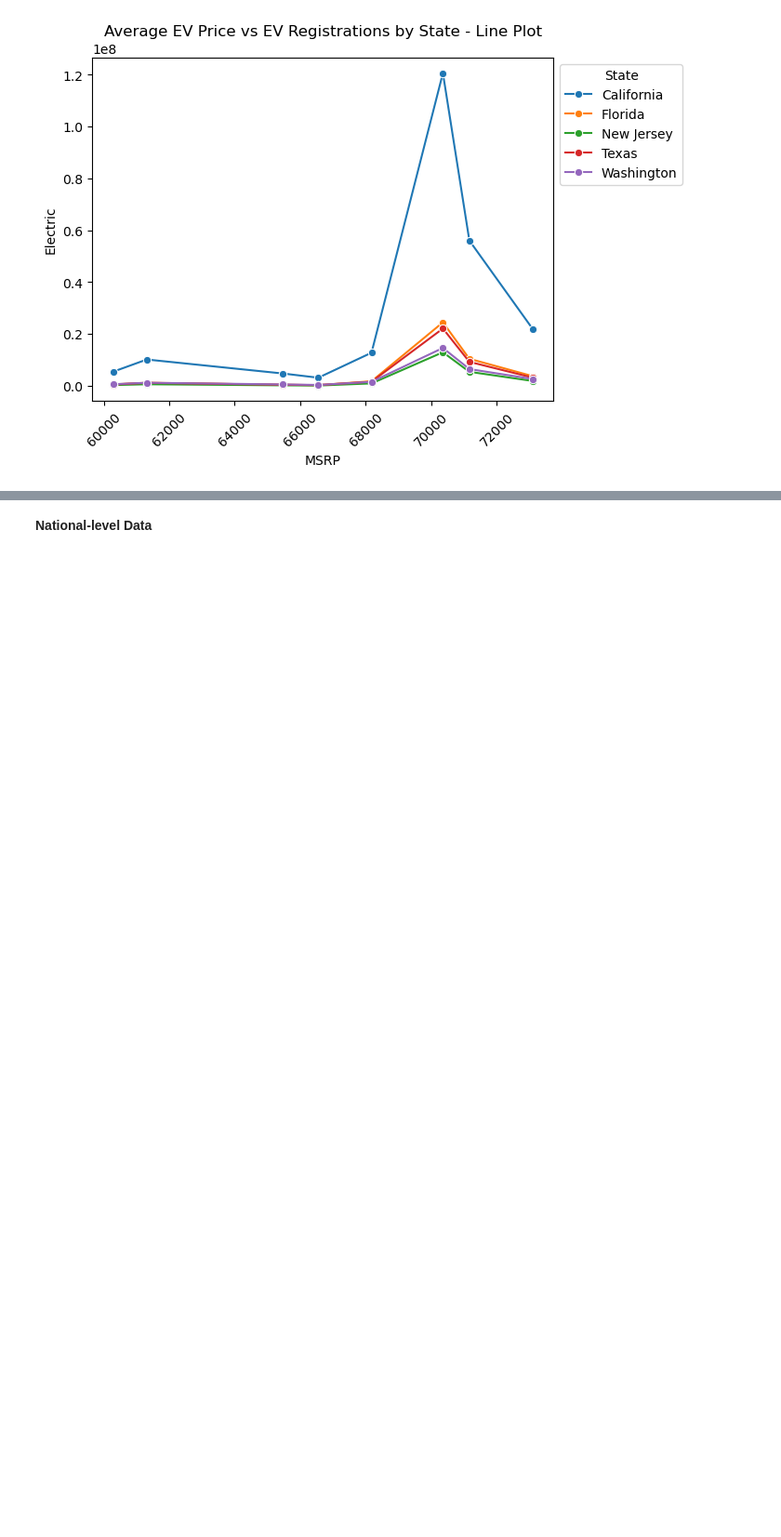
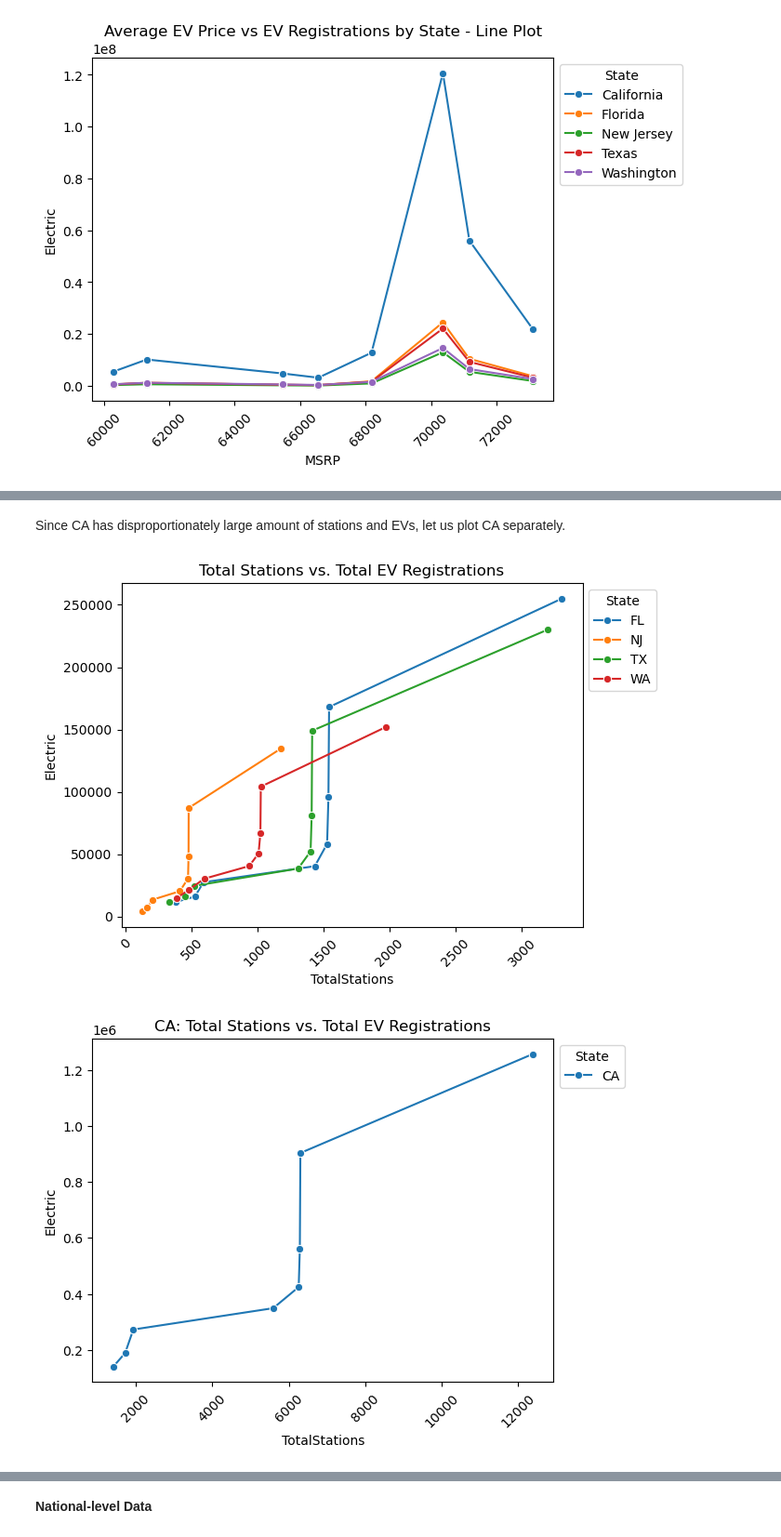
Before and after one commit to kyle-du/ev-research-proj, a Jupyter notebook: INFO2950_Phase 2_Deliverable.ipynb, the cells around one changed output, grey strips where cells are left out. Shown at 93% size. Cells and saved outputs as stored; diff of their text form; code cells hidden in the pictures; blank space fills up the shorter version.

```diff
--- a/INFO2950_Phase 2_Deliverable.ipynb
+++ b/INFO2950_Phase 2_Deliverable.ipynb
@@ -1078 +1114,22 @@ plt.show()
+# %% [markdown]
+Since CA has disproportionately large amount of stations and EVs, let us plot CA separately.
+# %%
+#all non-CA data
+s = sns.lineplot(data = final_df.loc[final_df["State"] != "CA"], \
+x = "TotalStations", y = "Electric", marker = "o", hue = "State")
+sns.move_legend(s, "upper left", bbox_to_anchor=(1, 1))
+plt.xticks(rotation = 45)
+plt.title("Total Stations vs. Total EV Registrations")
+plt.show()
+
+#CA data
+s = sns.lineplot(data = final_df.loc[final_df["State"] == "CA"], \
+x = "TotalStations", y = "Electric", marker = "o", hue = "State")
+sns.move_legend(s, "upper left", bbox_to_anchor=(1, 1))
+plt.xticks(rotation = 45)
+plt.title("CA: Total Stations vs. Total EV Registrations")
+plt.show()
+# %% [output]
+[figure, added]
+[figure, added]
 # %% [markdown]
```
Also changed, not shown: parts of 19 cells of this notebook, 1 other file.
